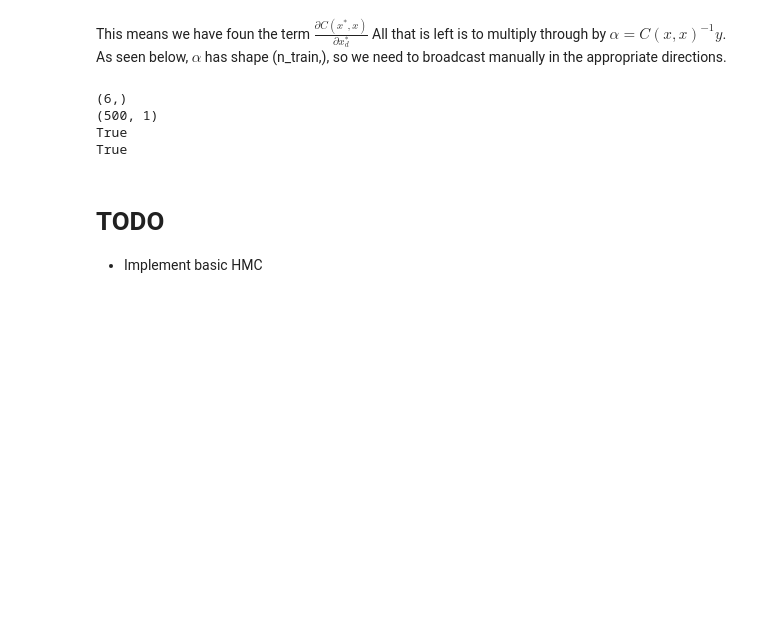
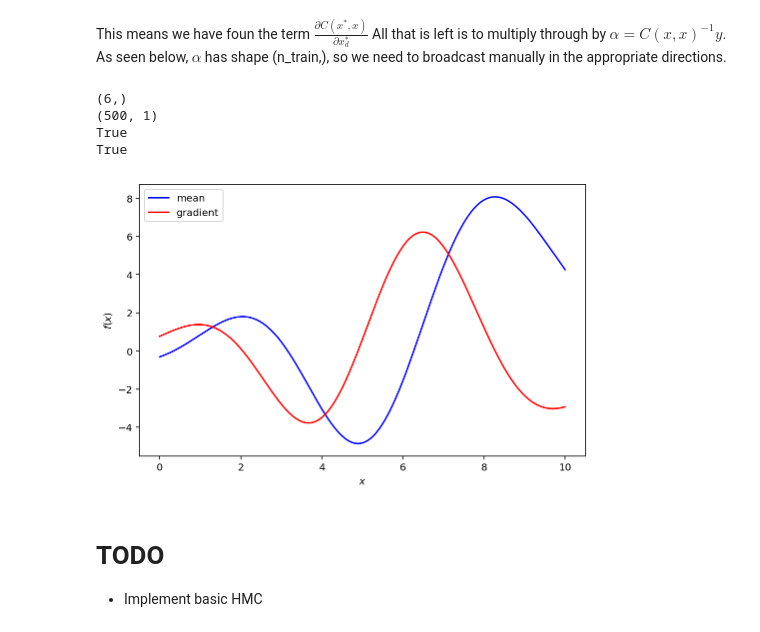
Before and after one commit to tpgillam/notebooks, a Jupyter notebook: gaussian_process_hmc.ipynb, the cells around one changed output. Saved outputs shown, nothing was run; the diff lists cells and outputs as text; code cells hidden in the pictures; blank space fills up the shorter version.

Commit message:
Run plot

```diff
--- a/gaussian_process_hmc.ipynb
+++ b/gaussian_process_hmc.ipynb
@@ -192,16 +192,13 @@ True
 True
 # %%
 plt.figure(figsize=(8, 5))
-plt.plot(x_eval, f_target(x_eval), label=r'$f(x) = x\,\sin(x)$')
-plt.plot(x, y, 'r.', label='Observations')
-plt.plot(x_eval, y_eval, 'b-', label='Prediction')
-plt.fill(np.concatenate([x_eval, x_eval[::-1]]),
-         np.concatenate([(y_eval - 1.96 * sigma_eval),
-                         (y_eval + 1.96 * sigma_eval)[::-1]]),
-         alpha=.5, fc='b', ec='None', label='95% CI')
+plt.plot(x_eval, y_eval, 'b-', label='mean')
+plt.plot(x_eval, gradient_3.flatten(), 'r-', label='gradient')
 plt.xlabel('$x$')
 plt.ylabel('$f(x)$')
 plt.legend();
+# %% [output]
+[figure, added]
 # %% [markdown]
 # TODO
 * Implement basic HMC
```
